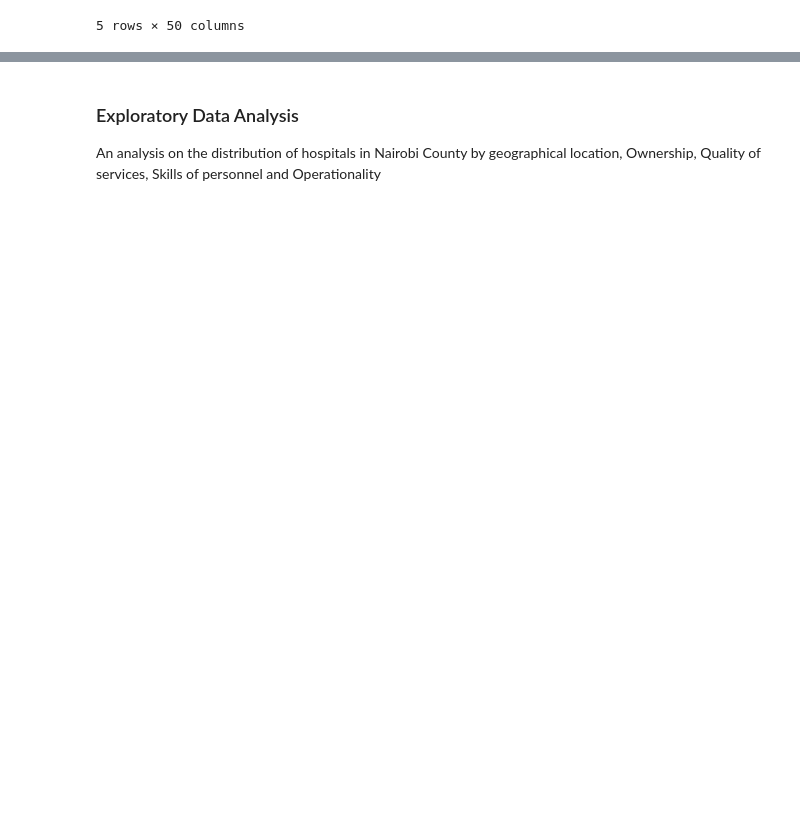
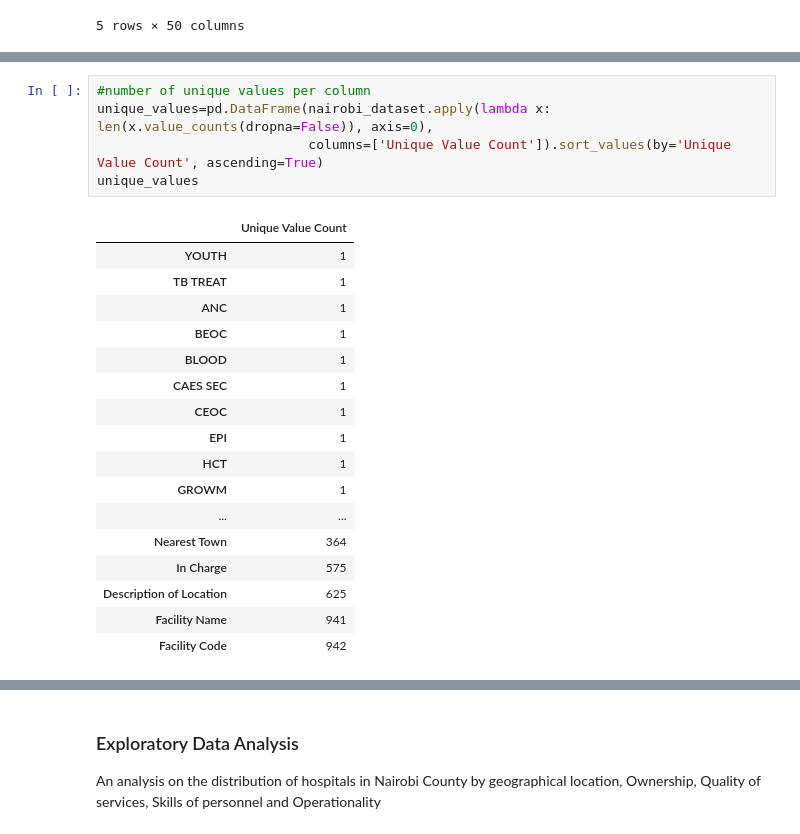
Before and after one commit to Doro97/Nairobi-County-Accessibility-of-Health-Care, a Jupyter notebook: eda.ipynb, the cells around one changed output, grey strips where cells are left out. Drawn from its saved outputs; the diff is of its cells as text; blank space fills up the shorter version.

```diff
--- a/eda.ipynb
+++ b/eda.ipynb
@@ -17,0 +122,23 @@ nairobi_dataset.head()
+# %%
+#number of unique values per column
+unique_values=pd.DataFrame(nairobi_dataset.apply(lambda x: len(x.value_counts(dropna=False)), axis=0),
+                           columns=['Unique Value Count']).sort_values(by='Unique Value Count', ascending=True)
+unique_values
+# %% [output]
+|  | Unique Value Count |
+| YOUTH | 1 |
+| TB TREAT | 1 |
+| ANC | 1 |
+| BEOC | 1 |
+| BLOOD | 1 |
+| CAES SEC | 1 |
+| CEOC | 1 |
+| EPI | 1 |
+| HCT | 1 |
+| GROWM | 1 |
+| ... | ... |
+| Nearest Town | 364 |
+| In Charge | 575 |
+| Description of Location | 625 |
+| Facility Name | 941 |
+| Facility Code | 942 |
```
Also changed, not shown: parts of 17 cells of this notebook.
